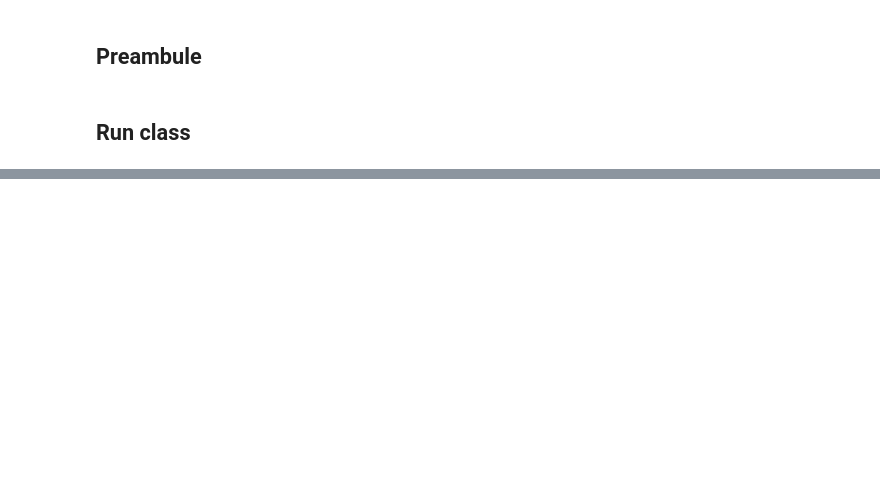
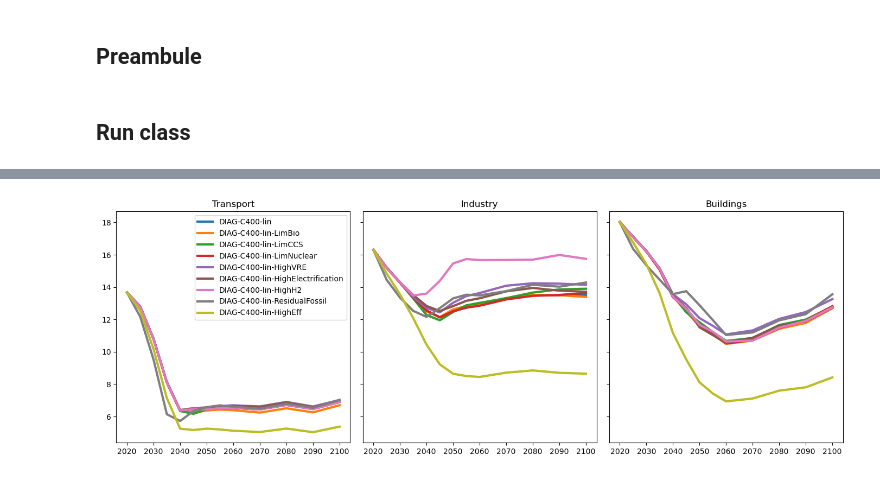
Before and after one commit to MarkMDekker/IAMfingerprints, a Jupyter notebook: Calculating/Main.ipynb, the cells around one changed output, grey strips where cells are left out. Saved outputs shown, nothing was run; the diff lists cells and outputs as text; code cells hidden in the pictures; blank space fills up the shorter version.

```diff
--- a/Calculating/Main.ipynb
+++ b/Calculating/Main.ipynb
@@ -30,0 +262,14 @@ calcclass.export_indicators_to_netcdf()
+# %%
+model = 'REMIND 2.1'
+fig, (ax1, ax2, ax3) = plt.subplots(1, 3, figsize=(14, 5), sharey=True)
+for scen_i, scen in enumerate(calcclass.settings['scenarios_c400']):
+    ax1.plot(np.arange(2020, 2101), calcclass.data_xr.sel(Model=model, Scenario=scen, Region='Europe', Variable='Final Energy|Transportation', Time=np.arange(2020, 2101)).Value, label=scen, lw=3)
+    ax2.plot(np.arange(2020, 2101), calcclass.data_xr.sel(Model=model, Scenario=scen, Region='Europe', Variable='Final Energy|Industry', Time=np.arange(2020, 2101)).Value, lw=3)
+    ax3.plot(np.arange(2020, 2101), calcclass.data_xr.sel(Model=model, Scenario=scen, Region='Europe', Variable='Final Energy|Residential and Commercial', Time=np.arange(2020, 2101)).Value, lw=3)
+ax1.legend()
+ax1.set_title('Transport')
+ax2.set_title("Industry")
+ax3.set_title('Buildings')
+fig.tight_layout()
+# %% [output]
+[figure, added]
```
Also changed, not shown: parts of 15 cells of this notebook, 5 other files.
